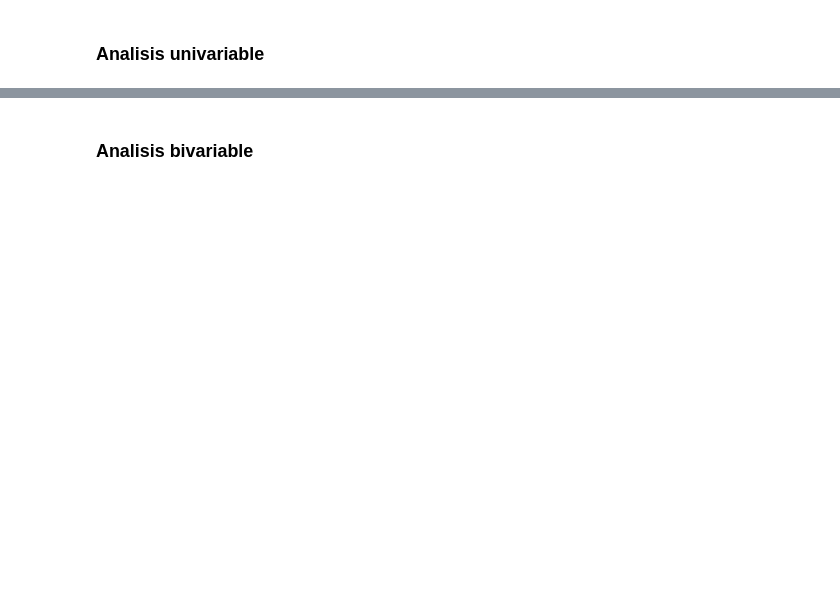
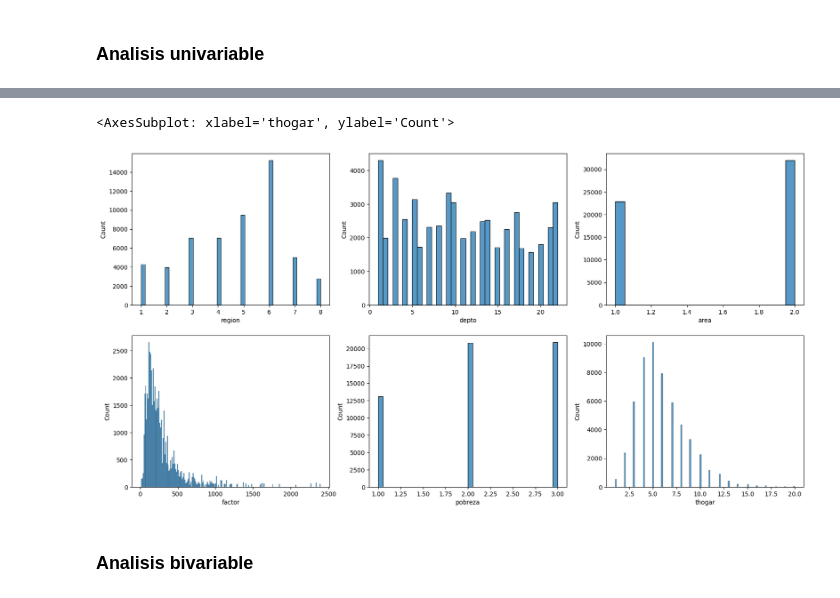
Before and after one commit to andresdlRoca/Data-Science-Labs-UVG, a Jupyter notebook: Lab 10/main.ipynb, the cells around one changed output, grey strips where cells are left out. Drawn from its saved outputs; the diff is of its cells as text; code cells hidden in the pictures; blank space fills up the shorter version.

```diff
--- a/Lab 10/main.ipynb
+++ b/Lab 10/main.ipynb
@@ -26,0 +183,6 @@ import pyreadstat
+# %%
+columns_with_missing_values = df_personas.columns[df_personas.isna().any()].tolist()  # or df.columns[df.isnull().any()].tolist()
+
+# columns_with_missing_values
+
+df_personas.drop(columns=columns_with_missing_values, inplace=True)
@@ -29,2 +248,15 @@ import pyreadstat
+# %%
+# Distribuciones de variables en df_personas
+
+fig, ax = plt.subplots(2, 3, figsize=(20, 10))
+sns.histplot(df_personas['region'], ax=ax[0, 0])
+sns.histplot(df_personas['depto'], ax=ax[0, 1])
+sns.histplot(df_personas['area'], ax=ax[0, 2])
+sns.histplot(df_personas['factor'], ax=ax[1, 0])
+sns.histplot(df_personas['pobreza'], ax=ax[1, 1])
+sns.histplot(df_personas['thogar'], ax=ax[1, 2])
+# %% [output]
+<AxesSubplot: xlabel='thogar', ylabel='Count'>
+[figure, added]
 # %% [markdown]
 ### Analisis bivariable
```
Also changed, not shown: parts of 23 cells of this notebook.
